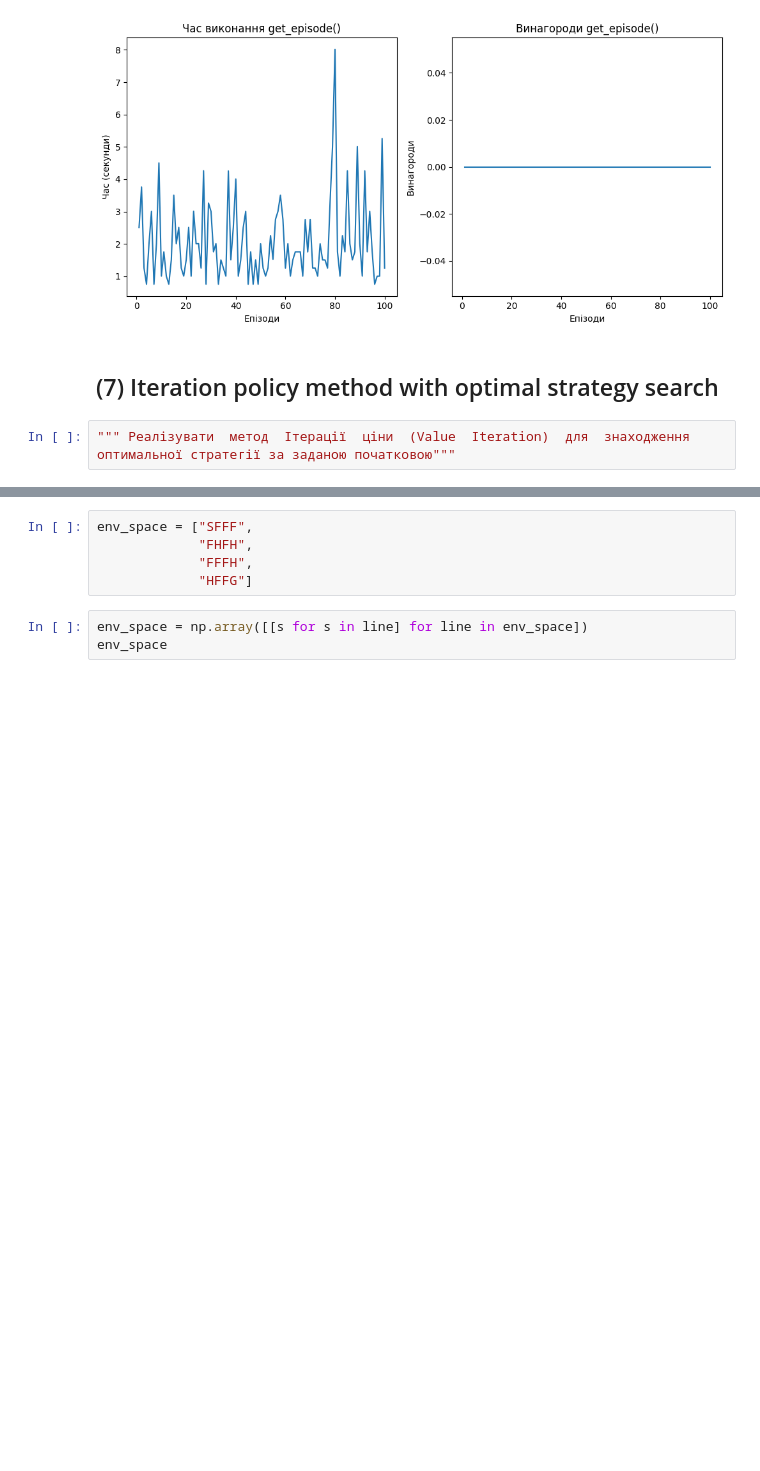
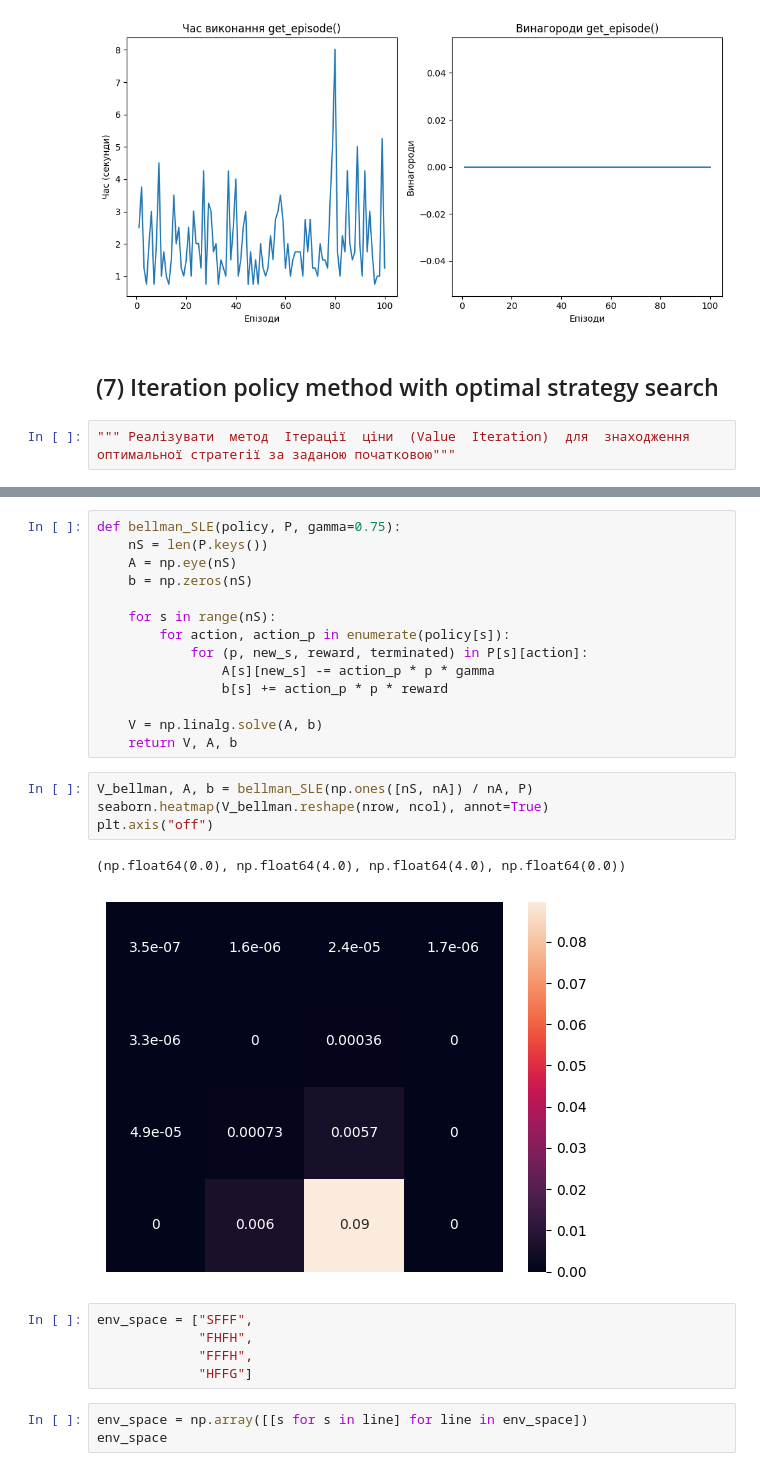
Before and after one commit to AnnaBozhenko/RL, a Jupyter notebook: sandbox.ipynb, the cells around one changed output, grey strips where cells are left out. Drawn from its saved outputs; the diff is of its cells as text; blank space fills up the shorter version.

```diff
--- a/sandbox.ipynb
+++ b/sandbox.ipynb
@@ -408,3 +548,24 @@ plt.plot()
+# %%
+def bellman_SLE(policy, P, gamma=0.75):
+    nS = len(P.keys())
+    A = np.eye(nS)
+    b = np.zeros(nS)
+
+    for s in range(nS):
+        for action, action_p in enumerate(policy[s]):
+            for (p, new_s, reward, terminated) in P[s][action]:
+                A[s][new_s] -= action_p * p * gamma
+                b[s] += action_p * p * reward
+
+    V = np.linalg.solve(A, b)
+    return V, A, b
+# %%
+V_bellman, A, b = bellman_SLE(np.ones([nS, nA]) / nA, P)
+seaborn.heatmap(V_bellman.reshape(nrow, ncol), annot=True)
+plt.axis("off")
+# %% [output]
+(np.float64(0.0), np.float64(4.0), np.float64(4.0), np.float64(0.0))
+[figure, added]
 # %%
 env_space = ["SFFF",
              "FHFH",
```
Also changed, not shown: parts of 10 cells of this notebook.
